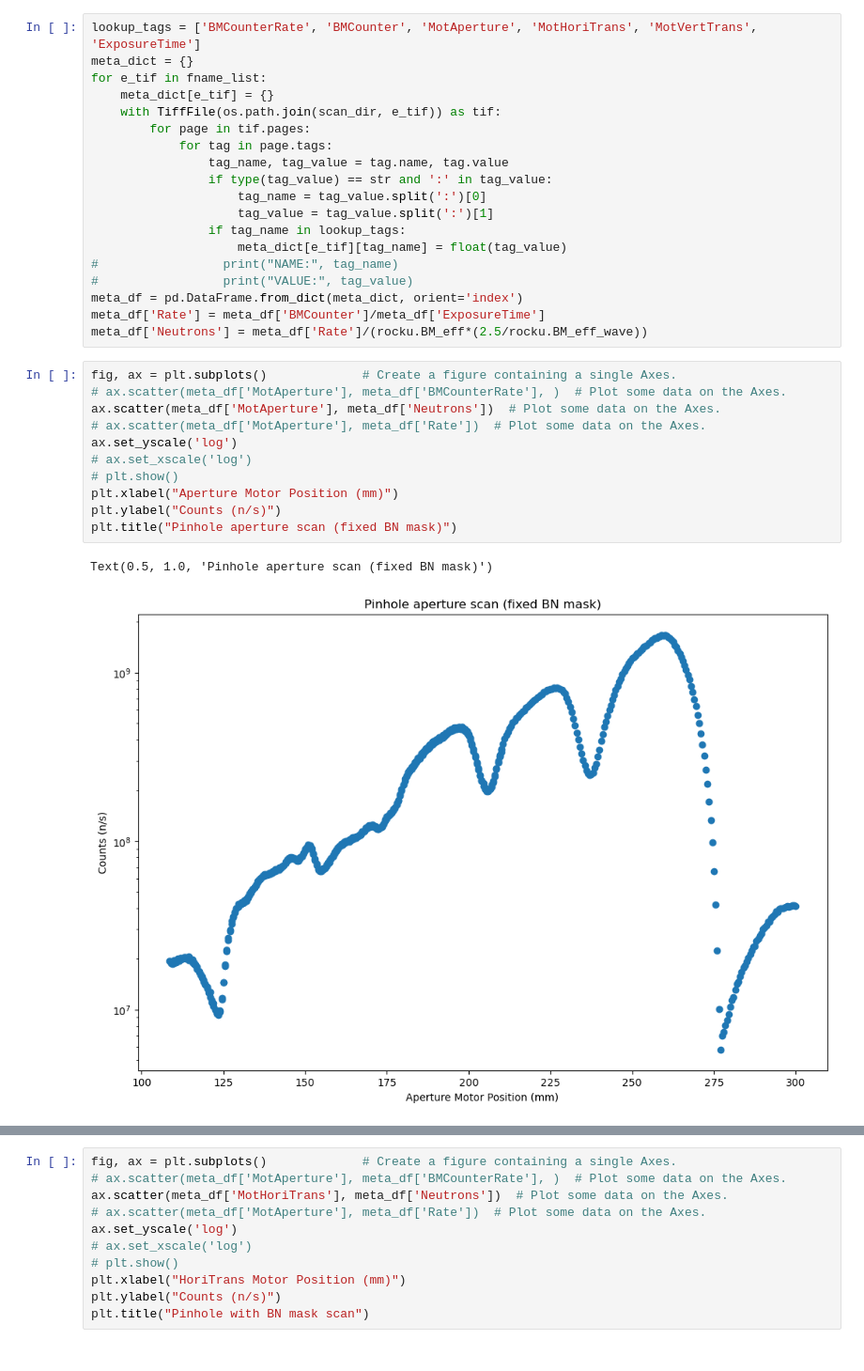
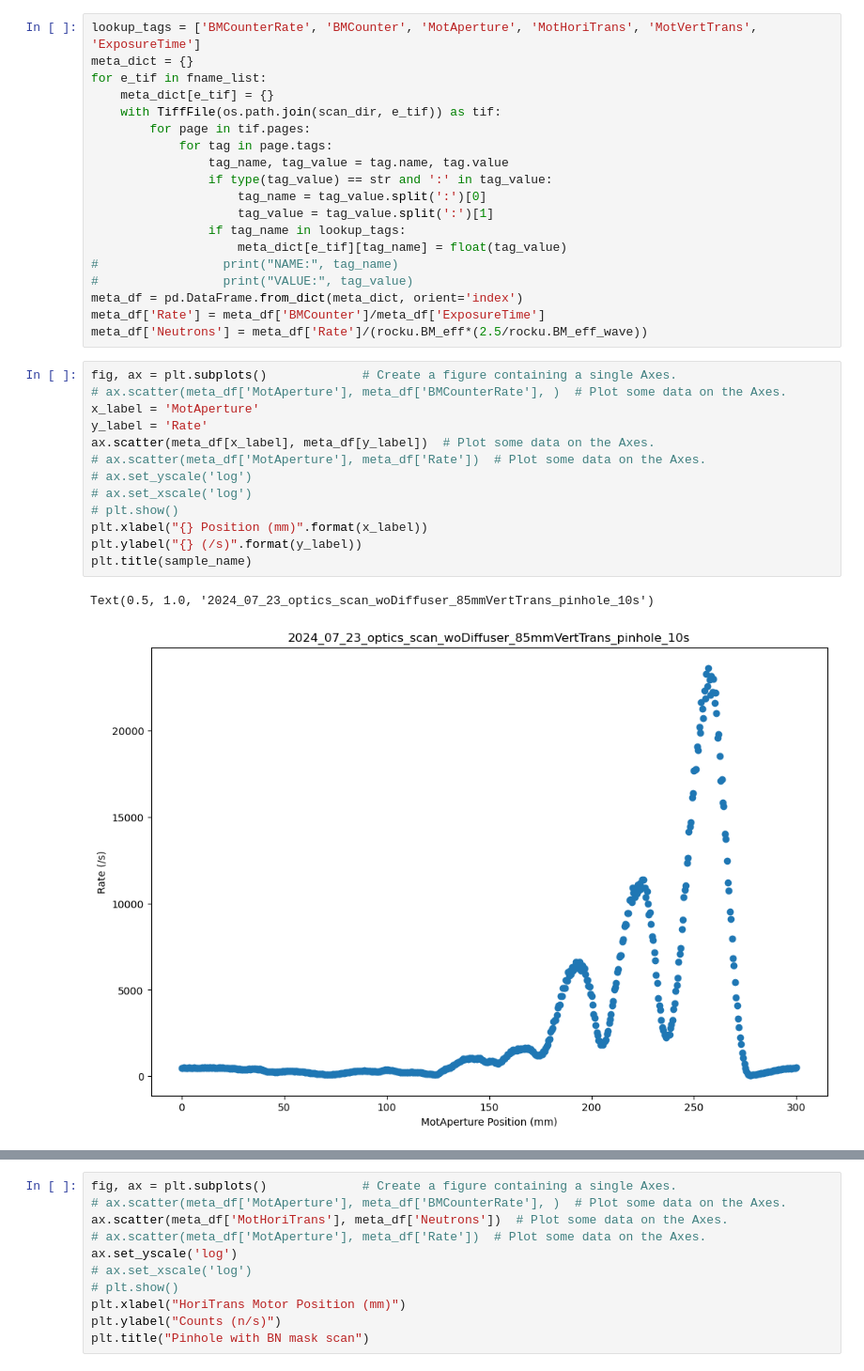
Before and after one commit to zhangy6x/research_stuff, a Jupyter notebook: jupyter_notebooks/norm_recon/sub_metadata_optics.ipynb, the cells around one changed output, grey strips where cells are left out. Shown at 94% size. Saved outputs shown, nothing was run; the diff lists cells and outputs as text.

```diff
--- a/jupyter_notebooks/norm_recon/sub_metadata_optics.ipynb
+++ b/jupyter_notebooks/norm_recon/sub_metadata_optics.ipynb
@@ -90,17 +143,19 @@ for e_tif in fname_list:
 meta_df = pd.DataFrame.from_dict(meta_dict, orient='index')
 meta_df['Rate'] = meta_df['BMCounter']/meta_df['ExposureTime']
 meta_df['Neutrons'] = meta_df['Rate']/(rocku.BM_eff*(2.5/rocku.BM_eff_wave))
-# %%
-fig, ax = plt.subplots()             # Create a figure containing a single Axes.
-# ax.scatter(meta_df['MotAperture'], meta_df['BMCounterRate'], )  # Plot some data on the Axes.
-ax.scatter(meta_df['MotAperture'], meta_df['Neutrons'])  # Plot some data on the Axes.
-# ax.scatter(meta_df['MotAperture'], meta_df['Rate'])  # Plot some data on the Axes.
-ax.set_yscale('log')
-# ax.set_xscale('log')
-# plt.show()
-plt.xlabel("Aperture Motor Position (mm)")
-plt.ylabel("Counts (n/s)")
-plt.title("Pinhole aperture scan (fixed BN mask)")
-# %% [output]
-Text(0.5, 1.0, 'Pinhole aperture scan (fixed BN mask)')
-[figure, removed]
+# %%
+fig, ax = plt.subplots()             # Create a figure containing a single Axes.
+# ax.scatter(meta_df['MotAperture'], meta_df['BMCounterRate'], )  # Plot some data on the Axes.
+x_label = 'MotAperture'
+y_label = 'Rate'
+ax.scatter(meta_df[x_label], meta_df[y_label])  # Plot some data on the Axes.
+# ax.scatter(meta_df['MotAperture'], meta_df['Rate'])  # Plot some data on the Axes.
+# ax.set_yscale('log')
+# ax.set_xscale('log')
+# plt.show()
+plt.xlabel("{} Position (mm)".format(x_label))
+plt.ylabel("{} (/s)".format(y_label))
+plt.title(sample_name)
+# %% [output]
+Text(0.5, 1.0, '2024_07_23_optics_scan_woDiffuser_85mmVertTrans_pinhole_10s')
+[figure, added]
```
Also changed, not shown: parts of 13 cells of this notebook, 1 other file.
